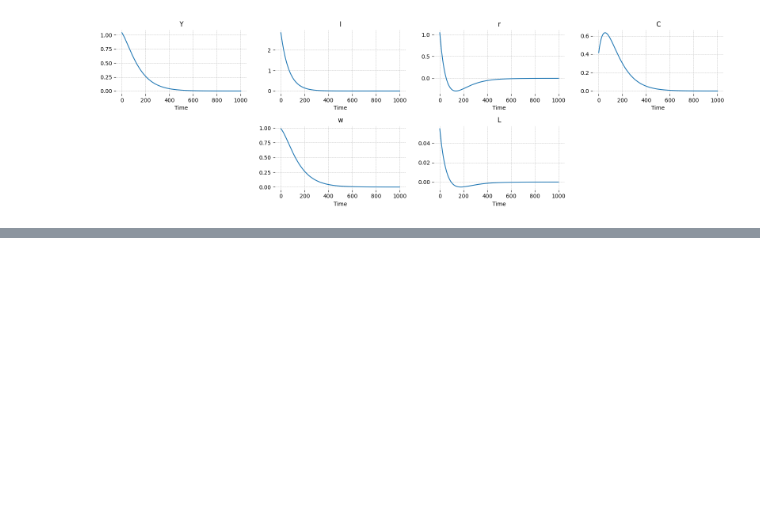
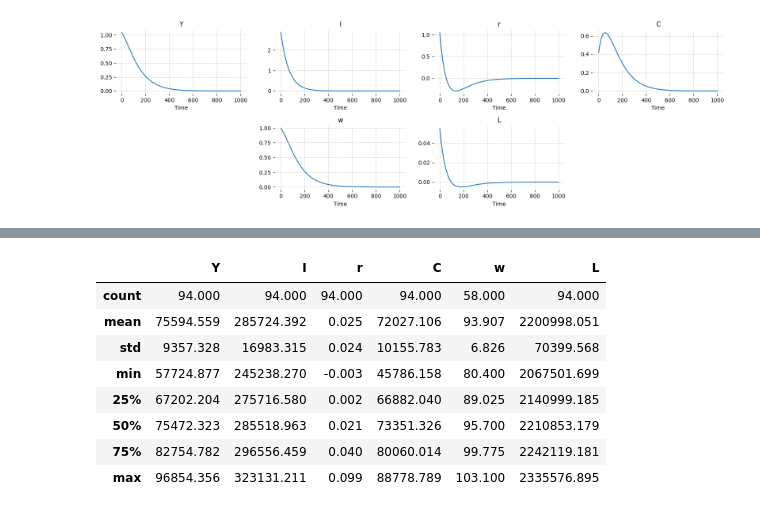
Before and after one commit to lukasgrahl/macro_rbc, a Jupyter notebook: notebooks/Fitting RBC to Italy Data.ipynb, the cells around one changed output, grey strips where cells are left out. Saved outputs shown, nothing was run; the diff lists cells and outputs as text; code cells hidden in the pictures; blank space fills up the shorter version.

```diff
--- a/notebooks/Fitting RBC to Italy Data.ipynb
+++ b/notebooks/Fitting RBC to Italy Data.ipynb
@@ -353,0 +359,12 @@ plt.show()
+# %%
+data.describe().round(3)
+# %% [output]
+|  | Y | I | r | C | w | L |
+| count | 94.000 | 94.000 | 94.000 | 94.000 | 58.000 | 94.000 |
+| mean | 75594.559 | 285724.392 | 0.025 | 72027.106 | 93.907 | 2200998.051 |
+| std | 9357.328 | 16983.315 | 0.024 | 10155.783 | 6.826 | 70399.568 |
+| min | 57724.877 | 245238.270 | -0.003 | 45786.158 | 80.400 | 2067501.699 |
+| 25% | 67202.204 | 275716.580 | 0.002 | 66882.040 | 89.025 | 2140999.185 |
+| 50% | 75472.323 | 285518.963 | 0.021 | 73351.326 | 95.700 | 2210853.179 |
+| 75% | 82754.782 | 296556.459 | 0.040 | 80060.014 | 99.775 | 2242119.181 |
+| max | 96854.356 | 323131.211 | 0.099 | 88778.789 | 103.100 | 2335576.895 |
```
Also changed, not shown: parts of 29 cells of this notebook, 1 other file.
